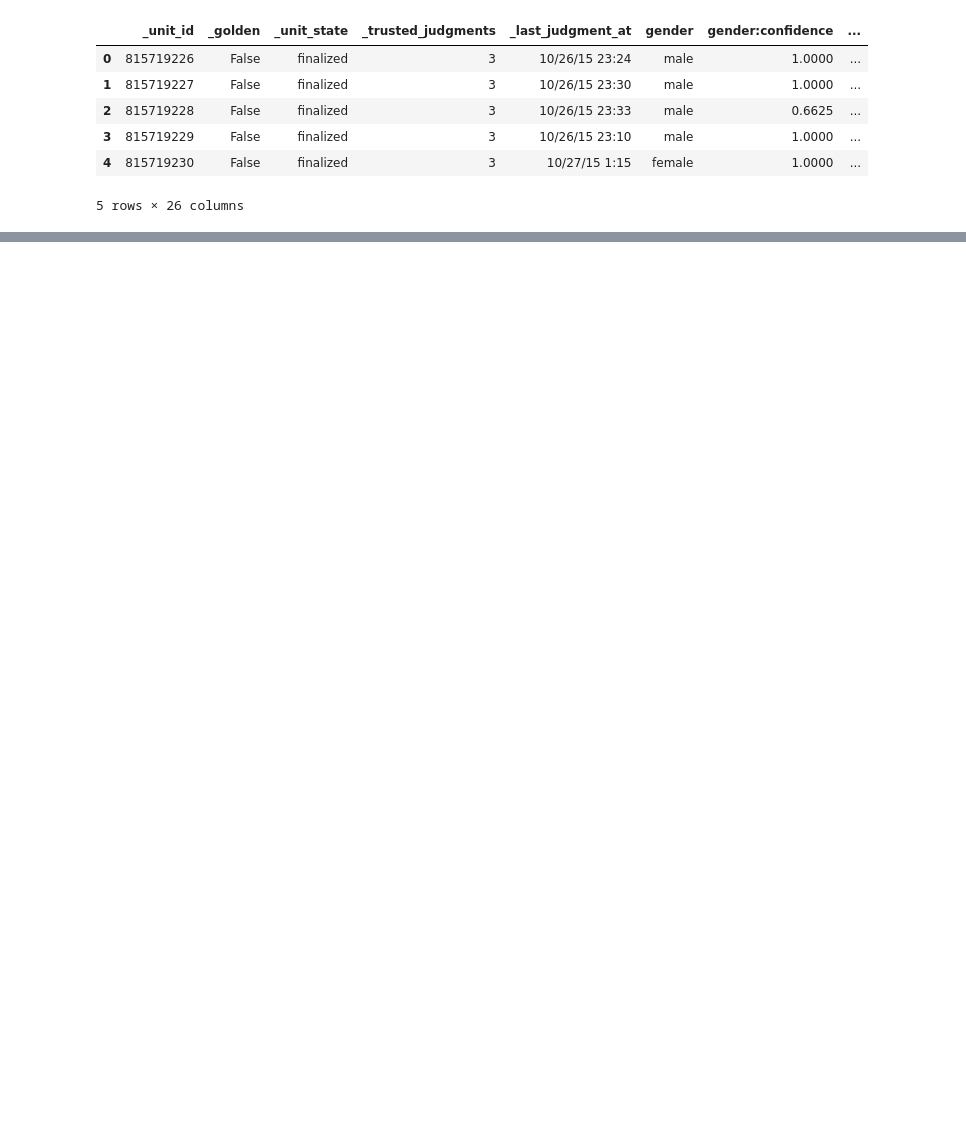
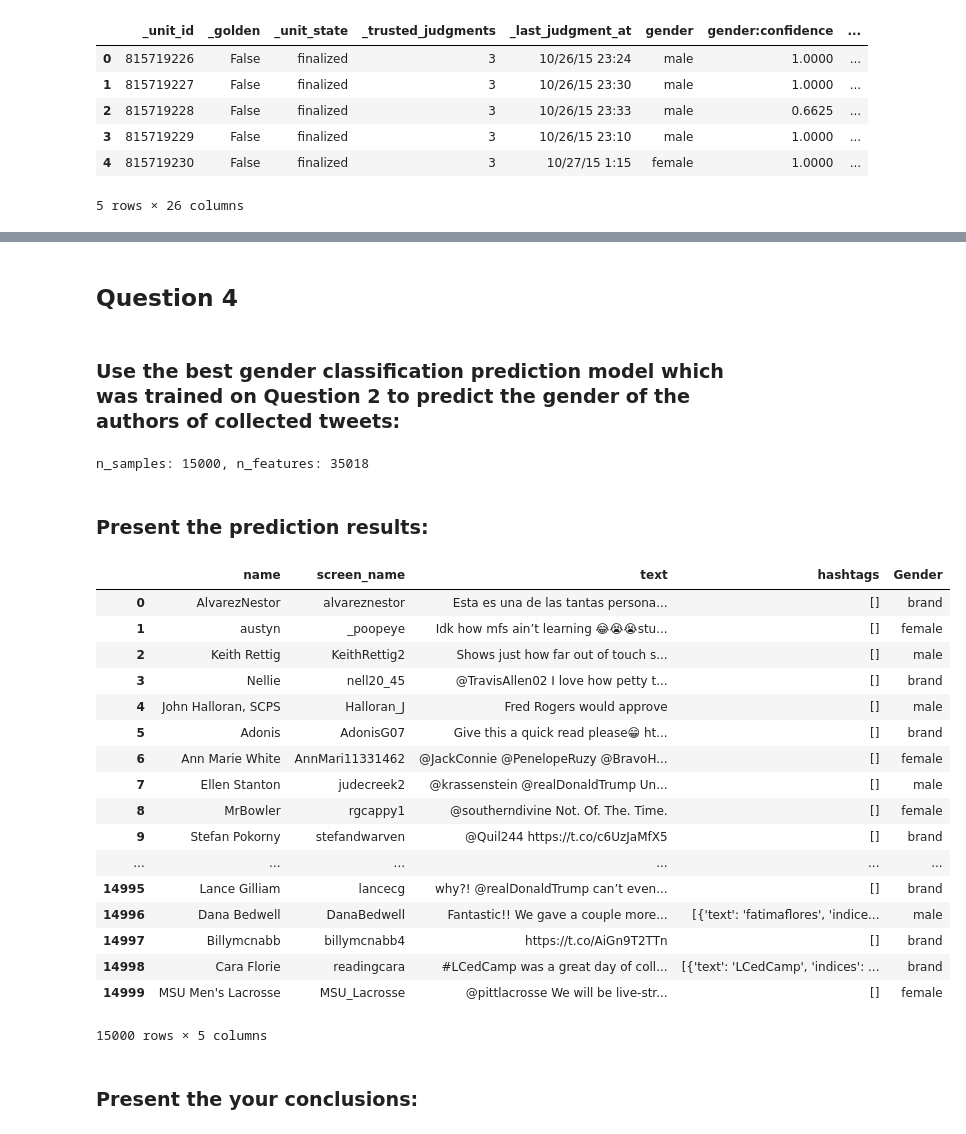
Before and after one commit to DorZion51/twiter_gender_classification_project, a Jupyter notebook: Project .ipynb, the cells around one changed output, grey strips where cells are left out. Drawn from its saved outputs; the diff is of its cells as text; code cells hidden in the pictures; blank space fills up the shorter version.

```diff
--- a/Project .ipynb
+++ b/Project .ipynb
@@ -305,0 +250,22 @@ accuracy:   0.353
+# %%
+# fit Deep Learning model
+le = preprocessing.LabelEncoder()
+le.fit(y_train)
+
+print('=' * 80)
+print("Sequential")
+print('_' * 80)
+print("Training: ")
+model = Sequential()
+model.add(Dense(10, activation='relu', input_shape=(X_train.shape[1],)))
+model.add(Dense(10, activation='relu'))
+model.add(Dense(3, activation='softmax'))
+model.compile(loss='categorical_crossentropy', optimizer='adam', metrics=['accuracy'])
+model.summary()
+model.fit(X_train, to_categorical(le.transform(y_train)), validation_split=0.25, shuffle=True, epochs=3)
+test_score = metrics.accuracy_score(le.transform(y_test), model.predict_classes(X_test))
+train_score = metrics.accuracy_score(le.transform(y_train), model.predict_classes(X_train))
+print("test accuracy:   %0.3f" % test_score)
+print("train accuracy:   %0.3f" % train_score)
+print()
+results.append(('Deep Learning',train_score, test_score))
@@ -354,0 +443,43 @@ if __name__ == '__main__':
+# %% [markdown]
+## Question 4
+# %% [markdown]
+### Use the best gender classification prediction model which was trained on Question 2 to predict the gender of the authors of collected tweets:
+# %%
+# Extracting features new tweets
+tweets = vectorizer.transform(df.text)
+print("n_samples: %d, n_features: %d" % tweets.shape)
+print()
+# %% [output]
+n_samples: 15000, n_features: 35018
+# %%
+# fit SVM model and predict on the new tweets
+clf = SGDClassifier(max_iter=10)
+clf.fit(X_train, y_train)
+
+pred = clf.predict(tweets)
+# %% [markdown]
+### Present the prediction results:
+# %%
+df['Gender'] = pred
+df
+# %% [output]
+|  | name | screen_name | text | hashtags | Gender |
+| 0 | AlvarezNestor | alvareznestor | Esta es una de las tantas persona... | [] | brand |
+| 1 | austyn | _poopeye | Idk how mfs ain’t learning 😂😭😭stu... | [] | female |
+| 2 | Keith Rettig | KeithRettig2 | Shows just how far out of touch s... | [] | male |
+| 3 | Nellie | nell20_45 | @TravisAllen02 I love how petty t... | [] | brand |
+| 4 | John Halloran, SCPS | Halloran_J | Fred Rogers would approve | [] | male |
+| 5 | Adonis | AdonisG07 | Give this a quick read please😁 ht... | [] | brand |
+| 6 | Ann Marie White | AnnMari11331462 | @JackConnie @PenelopeRuzy @BravoH... | [] | female |
+| 7 | Ellen Stanton | judecreek2 | @krassenstein @realDonaldTrump Un... | [] | male |
+| 8 | MrBowler | rgcappy1 | @southerndivine Not. Of. The. Time. | [] | female |
+| 9 | Stefan Pokorny | stefandwarven | @Quil244 https://t.co/c6UzJaMfX5 | [] | brand |
+| ... | ... | ... | ... | ... | ... |
+| 14995 | Lance Gilliam | lancecg | why?! @realDonaldTrump can’t even... | [] | brand |
+| 14996 | Dana Bedwell | DanaBedwell | Fantastic!! We gave a couple more... | [{'text': 'fatimaflores', 'indice... | male |
+| 14997 | Billymcnabb | billymcnabb4 | https://t.co/AiGn9T2TTn | [] | brand |
+| 14998 | Cara Florie | readingcara | #LCedCamp was a great day of coll... | [{'text': 'LCedCamp', 'indices': ... | brand |
+| 14999 | MSU Men's Lacrosse | MSU_Lacrosse | @pittlacrosse We will be live-str... | [] | female |
+15000 rows × 5 columns
+# %% [markdown]
+### Present the your conclusions:
```
Also changed, not shown: parts of 48 cells of this notebook.
